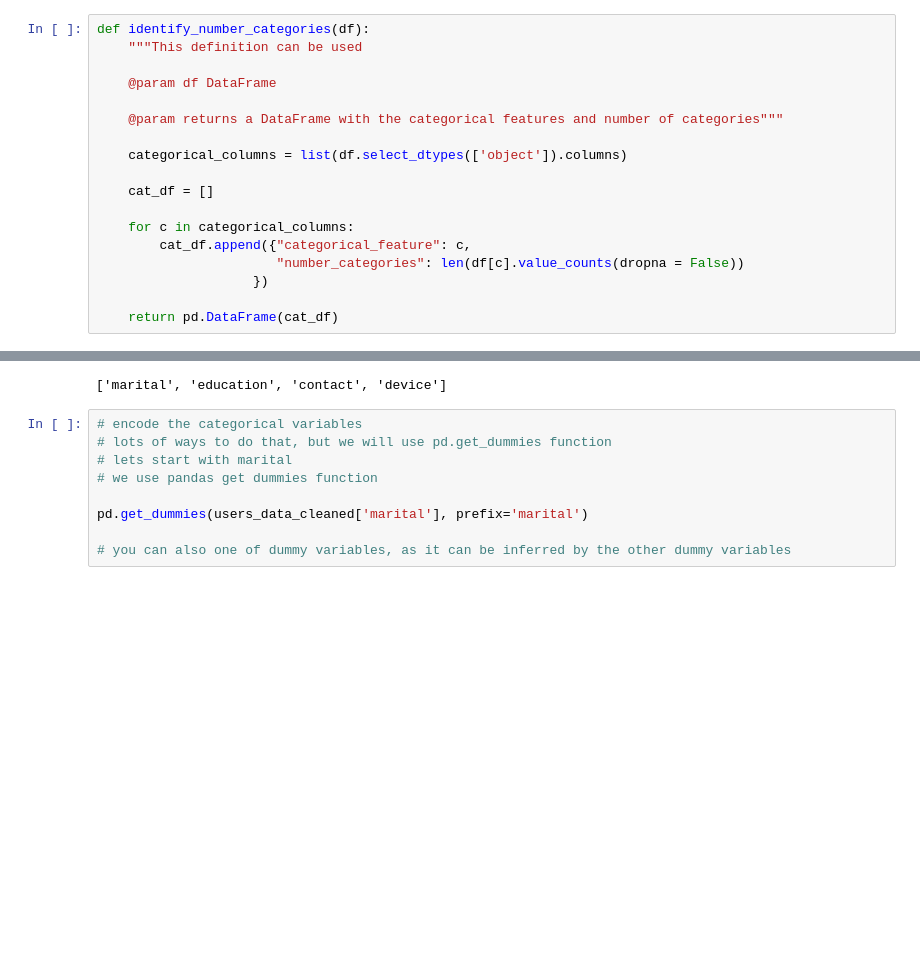
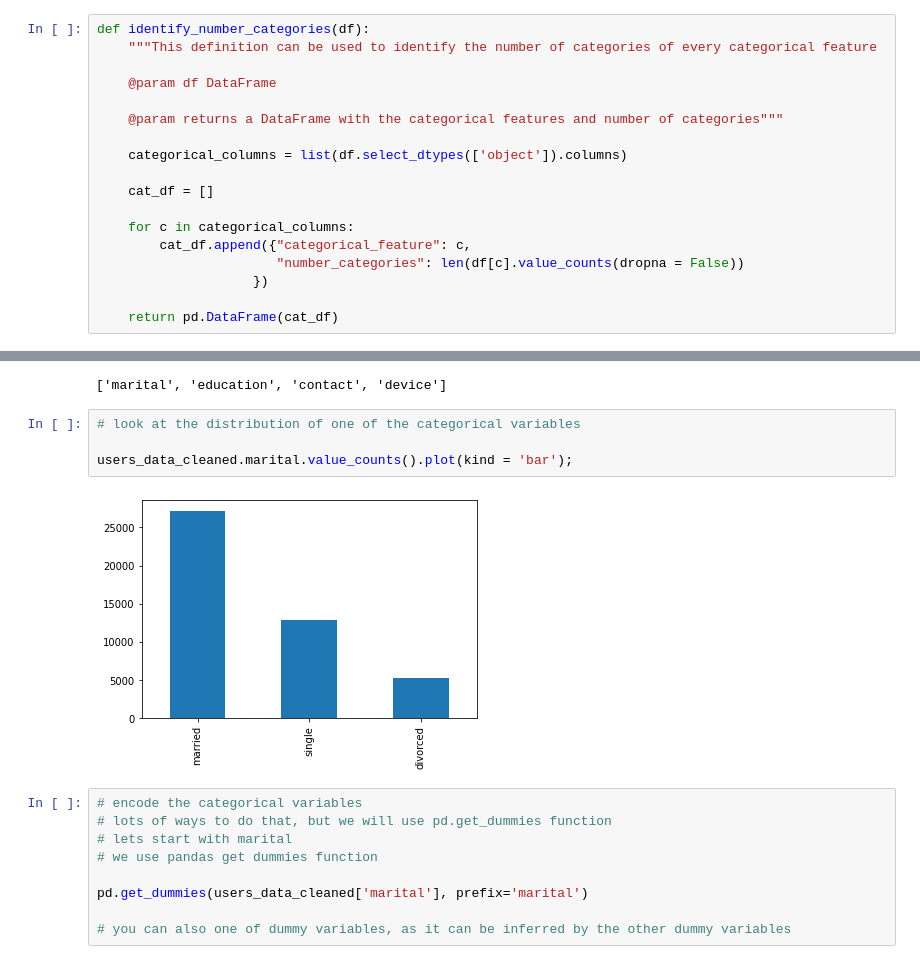
Before and after one commit to shaq31415926/ip302, a Jupyter notebook: notebooks/06-sh-ip302-lecture.ipynb, the cells around one changed output, grey strips where cells are left out. Drawn from its saved outputs; the diff is of its cells as text; blank space fills up the shorter version.

```diff
--- a/notebooks/06-sh-ip302-lecture.ipynb
+++ b/notebooks/06-sh-ip302-lecture.ipynb
@@ -150,7 +151,7 @@ See the caveats in the documentation: https://pandas.pydata.org/pandas-docs/stab
 ### Feature Engineering: Categorical Data
 # %%
 def identify_number_categories(df):
-    """This definition can be used
+    """This definition can be used to identify the number of categories of every categorical feature
 
     @param df DataFrame
 
@@ -218,6 +219,12 @@ categorical_columns = list(users_data_cleaned.select_dtypes(['object']).columns)
 categorical_columns
 # %% [output]
 ['marital', 'education', 'contact', 'device']
+# %%
+# look at the distribution of one of the categorical variables
+
+users_data_cleaned.marital.value_counts().plot(kind = 'bar');
+# %% [output]
+[figure, added]
 # %%
 # encode the categorical variables
 # lots of ways to do that, but we will use pd.get_dummies function
```
Also changed, not shown: parts of 2 cells of this notebook.
